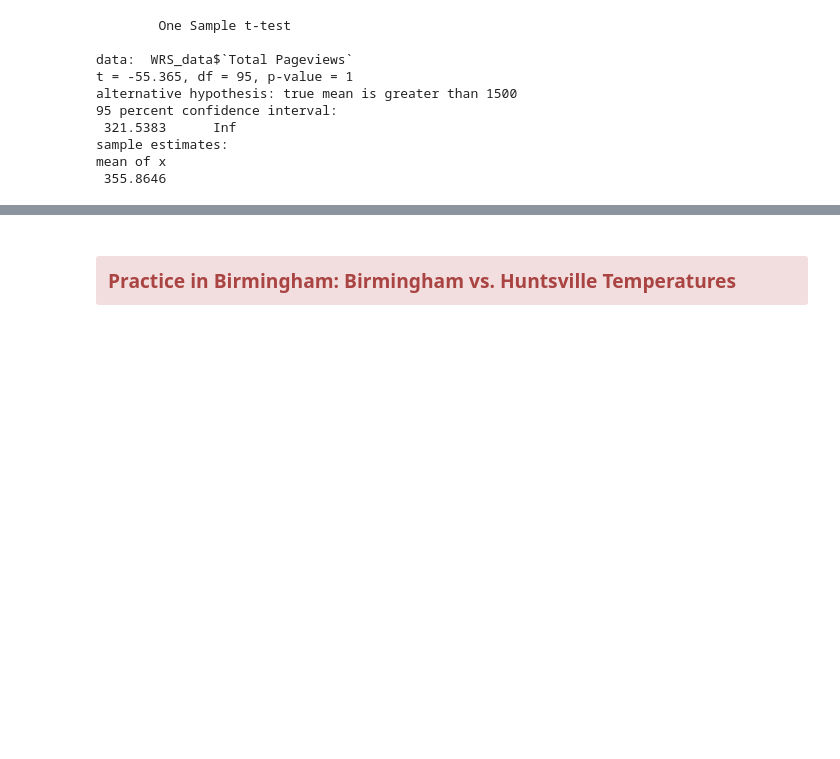
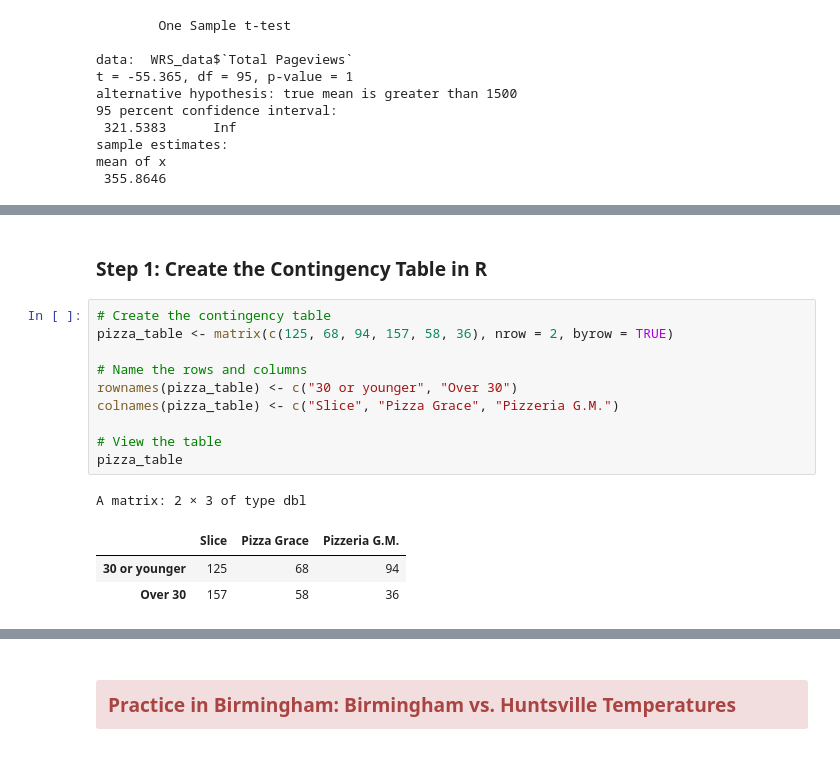
Before and after one commit to kerenli/statbirmingham, a Jupyter notebook: Lab5.ipynb, the cells around one changed output, grey strips where cells are left out. Saved outputs shown, nothing was run; the diff lists cells and outputs as text; blank space fills up the shorter version.

```diff
--- a/Lab5.ipynb
+++ b/Lab5.ipynb
@@ -148,0 +171,17 @@ mean of x
+# %% [markdown]
+### Step 1: Create the Contingency Table in R
+# %%
+# Create the contingency table
+pizza_table <- matrix(c(125, 68, 94, 157, 58, 36), nrow = 2, byrow = TRUE)
+
+# Name the rows and columns
+rownames(pizza_table) <- c("30 or younger", "Over 30")
+colnames(pizza_table) <- c("Slice", "Pizza Grace", "Pizzeria G.M.")
+
+# View the table
+pizza_table
+# %% [output]
+A matrix: 2 × 3 of type dbl
+|  | Slice | Pizza Grace | Pizzeria G.M. |
+| 30 or younger | 125 | 68 | 94 |
+| Over 30 | 157 | 58 | 36 |
```
Also changed, not shown: parts of 10 cells of this notebook.
